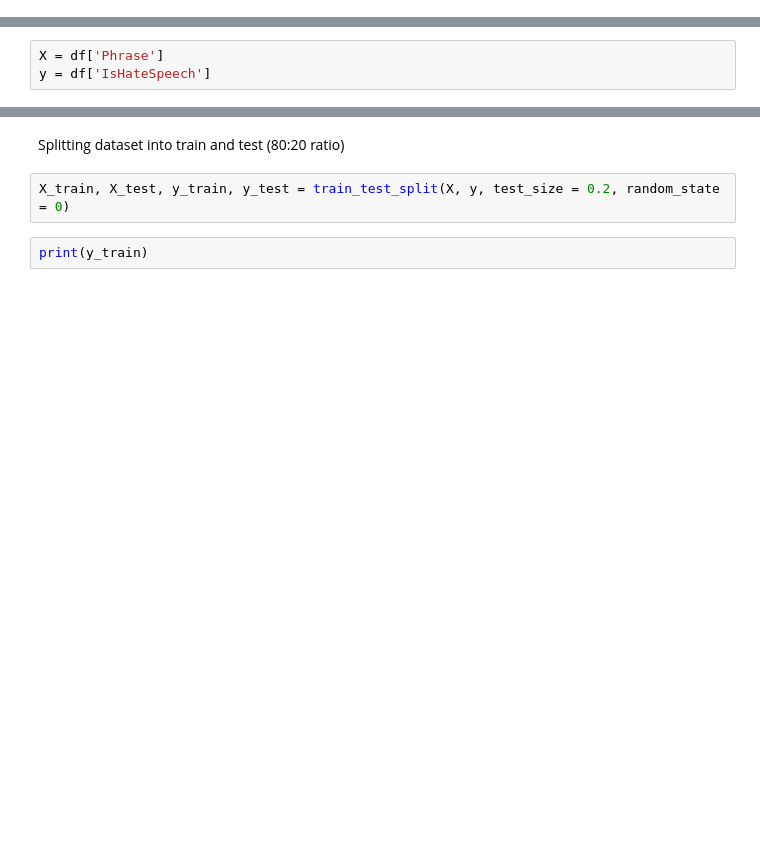
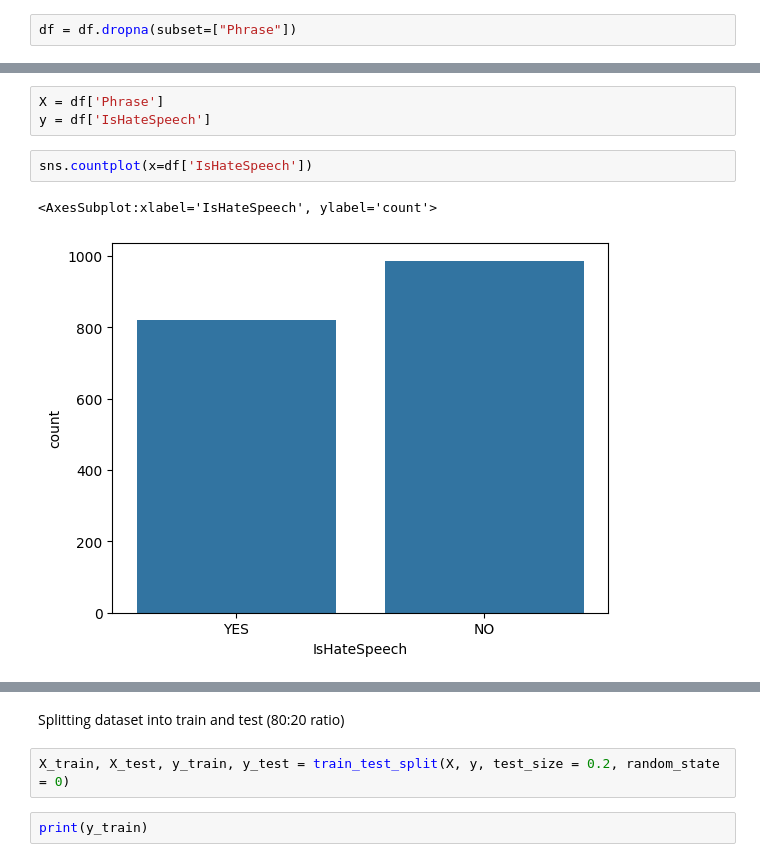
Before and after one commit to KanishaLiyanage/sinhala-and-singlish-hate-speech-detection-ML, a Jupyter notebook: sinhala_hatespeech_detection.ipynb, the cells around one changed output, grey strips where cells are left out. Cells and saved outputs as stored; diff of their text form; blank space fills up the shorter version.

```diff
--- a/sinhala_hatespeech_detection.ipynb
+++ b/sinhala_hatespeech_detection.ipynb
@@ -48,3 +52,5 @@ PhraseNo        0
 Phrase          0
 IsHateSpeech    0
 dtype: int64
+# %%
+df = df.dropna(subset=["Phrase"])
@@ -65,6 +70,11 @@ df.shape
 # %%
 X = df['Phrase']
 y = df['IsHateSpeech']
+# %%
+sns.countplot(x=df['IsHateSpeech'])
+# %% [output]
+<AxesSubplot:xlabel='IsHateSpeech', ylabel='count'>
+[figure, added]
 # %%
 df['IsHateSpeech'].value_counts()
 # %% [output]
```
Also changed, not shown: parts of 25 cells of this notebook, 17 other files.
